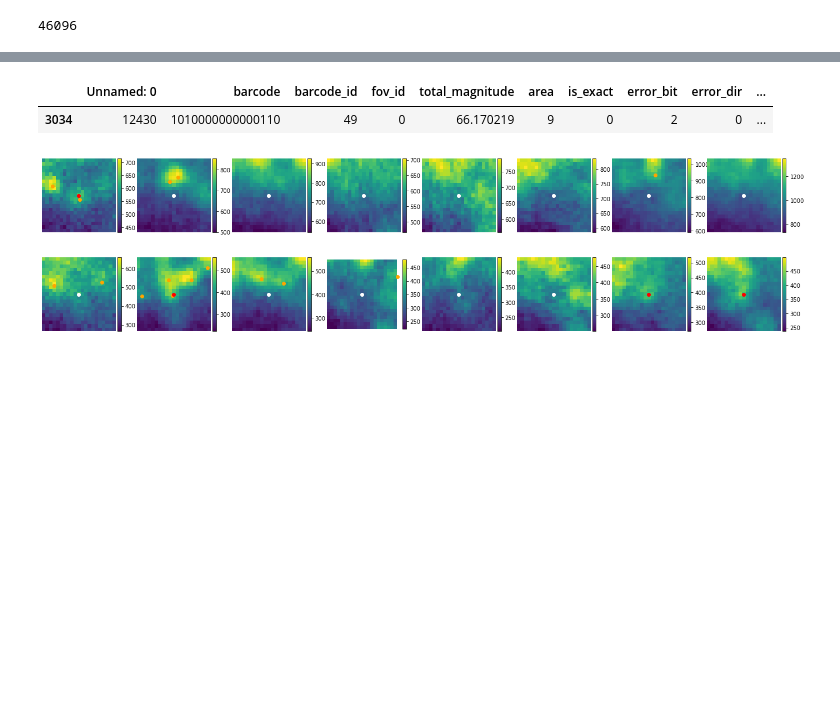
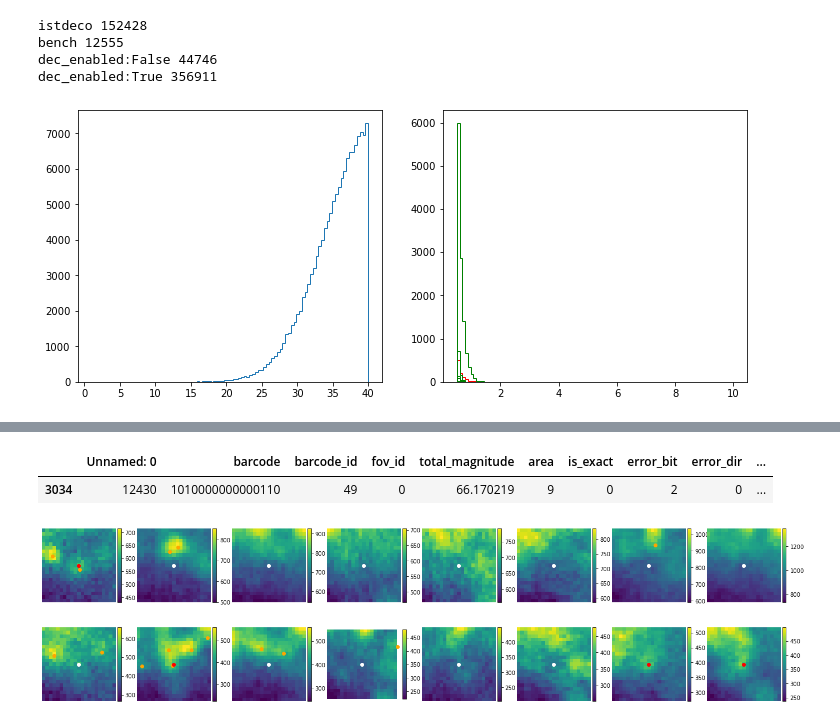
Before and after one commit to TuragaLab/decode_fish, a Jupyter notebook: figures/MERFISH_eval_1.ipynb, the cells around one changed output, grey strips where cells are left out. Saved outputs shown, nothing was run; the diff lists cells and outputs as text; code cells hidden in the pictures; blank space fills up the shorter version.

Commit message:
sweep_ae_4

```diff
--- a/figures/MERFISH_eval_1.ipynb
+++ b/figures/MERFISH_eval_1.ipynb
@@ -36,9 +39,0 @@ istdeco_df = get_istdeco()
-# %%
-pred_df = pd.read_csv('../data/results/MERFISH/exp_ci_1.csv')
-pred_df = pd.read_csv('../data/results/MERFISH/exp_ci14_ct04.csv')
-
-pred_df = exclude_borders(pred_df, border_size_zyx=[0,4000,4000], img_size=[2048*100,2048*100,2048*100])
-pred_df.loc[:,'comb_sig'] = 100*(pred_df.loc[:,'comb_sig']-1)
-len(pred_df)
-# %% [output]
-46096
@@ -46,0 +40,11 @@ res_df = get_code_from_ints(pred_df, code_ref, targets, vcorrcoef)
+# %%
+sweep_name = 'merfish_sweep_ae_4_'
+# sweep_name = 'merfish_sweep_ci_15_'
+
+df_dict = {}
+df_dict['istdeco'] = istdeco_df
+df_dict['bench'] = bench_df
+
+for f in glob.glob(f'../data/results/MERFISH/{sweep_name}*'):
+    dec_df = pd.read_csv(f)
+    df_dict['dec_'+f.split(sweep_name)[-1].split('.csv')[0]] = dec_df
@@ -47 +56,20 @@ res_df = get_code_from_ints(pred_df, code_ref, targets, vcorrcoef)
+# %%
+for k in df_dict:
+    print(k, len(df_dict[k]))
+# %% [output]
+istdeco 152428
+bench 12555
+dec_enabled:False 44746
+dec_enabled:True 356911
+# %%
+plt.figure(figsize=(12,5))
+plt.subplot(121)
+plt.hist(df_dict['dec_enabled:True']['x_sig'], histtype='step', bins=np.linspace(1,40,101))
+
+plt.subplot(122)
+for i in tqdm(range(0,16)):
+    color='red' if i<8 else 'green'
+    plt.hist(df_dict['dec_enabled:True'][f'int_{i}'], histtype='step', color=color, bins=np.linspace(0.5,10,101))
+# %% [output]
+[figure, added]
 # %%
```
Also changed, not shown: parts of 28 cells of this notebook, 23 other files.
